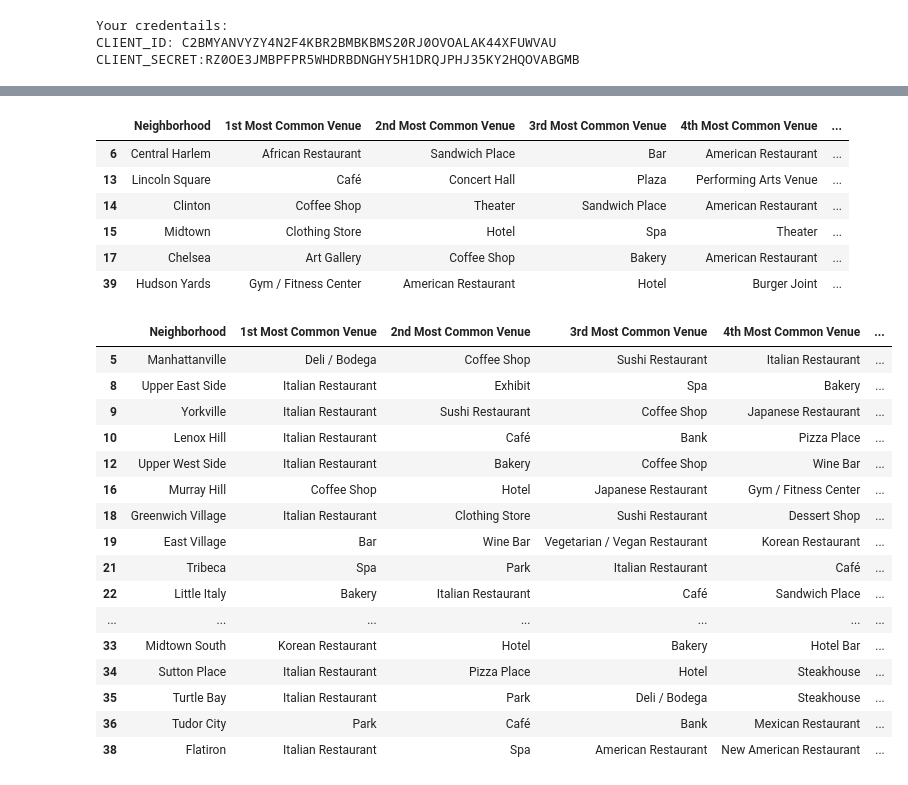
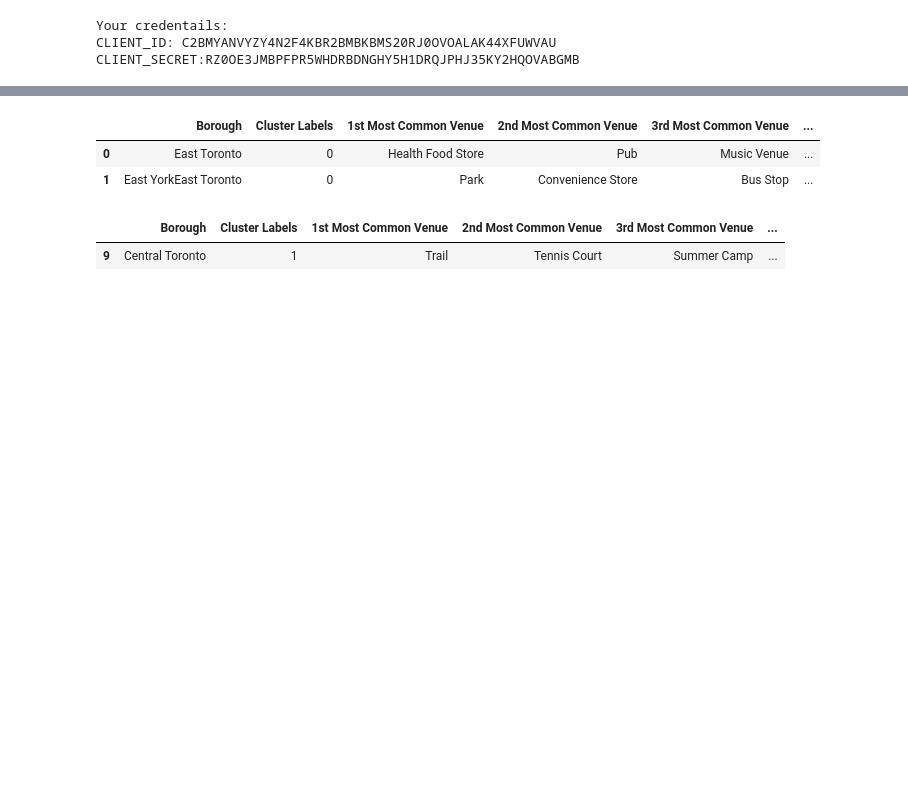
Before and after one commit to loyastyle/Coursera_Capstone, a Jupyter notebook: Segmenting and Clustering Neighborhoods in Toronto.ipynb, the cells around one changed output, grey strips where cells are left out. Drawn from its saved outputs; the diff is of its cells as text; code cells hidden in the pictures; blank space fills up the shorter version.

```diff
--- a/Segmenting and Clustering Neighborhoods in Toronto.ipynb
+++ b/Segmenting and Clustering Neighborhoods in Toronto.ipynb
@@ -460,4 +545,4 @@ manhattan_onehot.shape
 # %%
-manhattan_grouped = manhattan_onehot.groupby('Neighborhood').mean().reset_index()
-manhattan_grouped
+Toronto_grouped = Toronto_onehot.groupby('Neighborhood').mean().reset_index()
+Toronto_grouped
 # %% [output]
@@ -533,10 +618,10 @@ for ind in np.arange(num_top_venues):
 
 # create a new dataframe
 neighborhoods_venues_sorted = pd.DataFrame(columns=columns)
-neighborhoods_venues_sorted['Neighborhood'] = manhattan_grouped['Neighborhood']
+neighborhoods_venues_sorted['Neighborhood'] = Toronto_grouped['Neighborhood']
 
-for ind in np.arange(manhattan_grouped.shape[0]):
-    neighborhoods_venues_sorted.iloc[ind, 1:] = return_most_common_venues(manhattan_grouped.iloc[ind, :], num_top_venues)
+for ind in np.arange(Toronto_grouped.shape[0]):
+    neighborhoods_venues_sorted.iloc[ind, 1:] = return_most_common_venues(Toronto_grouped.iloc[ind, :], num_top_venues)
 
 neighborhoods_venues_sorted.head()
 # %% [output]
@@ -550,10 +635,10 @@ neighborhoods_venues_sorted.head()
 # set number of clusters
 kclusters = 5
 
-manhattan_grouped_clustering = manhattan_grouped.drop('Neighborhood', 1)
+Toronto_grouped_clustering = Toronto_grouped.drop('Neighborhood', 1)
 
 # run k-means clustering
-kmeans = KMeans(n_clusters=kclusters, random_state=0).fit(manhattan_grouped_clustering)
+kmeans = KMeans(n_clusters=kclusters, random_state=0).fit(Toronto_grouped_clustering)
 
 # check cluster labels generated for each row in the dataframe
 kmeans.labels_[0:10]
@@ -563,10 +648,10 @@ array([4, 1, 0, 0, 2, 1, 0, 2, 1, 1], dtype=int32)
 # add clustering labels
 neighborhoods_venues_sorted.insert(0, 'Cluster Labels', kmeans.labels_)
 
-manhattan_merged = manhattan_data
+Toronto_merged = Toronto_data
 
 # merge manhattan_grouped with manhattan_data to add latitude/longitude for each neighborhood
-manhattan_merged = manhattan_merged.join(neighborhoods_venues_sorted.set_index('Neighborhood'), on='Neighborhood')
+Toronto_merged = Toronto_merged.join(neighborhoods_venues_sorted.set_index('Neighborhood'), on='Neighborhood')
 
-manhattan_merged.head() # check the last columns!
+Toronto_merged.head() # check the last columns!
 # %% [output]
@@ -603,33 +688,14 @@ map_clusters
 # %% [output]
 [interactive output not drawn]
 # %%
-manhattan_merged.loc[manhattan_merged['Cluster Labels'] == 0, manhattan_merged.columns[[1] + list(range(5, manhattan_merged.shape[1]))]]
+Toronto_merged.loc[Toronto_merged['Cluster Labels'] == 0, Toronto_merged.columns[[1] + list(range(5, Toronto_merged.shape[1]))]]
 # %% [output]
-|  | Neighborhood | 1st Most Common Venue | 2nd Most Common Venue | 3rd Most Common Venue | 4th Most Common Venue | ... |
-| 6 | Central Harlem | African Restaurant | Sandwich Place | Bar | American Restaurant | ... |
-| 13 | Lincoln Square | Café | Concert Hall | Plaza | Performing Arts Venue | ... |
-| 14 | Clinton | Coffee Shop | Theater | Sandwich Place | American Restaurant | ... |
-| 15 | Midtown | Clothing Store | Hotel | Spa | Theater | ... |
-| 17 | Chelsea | Art Gallery | Coffee Shop | Bakery | American Restaurant | ... |
-| 39 | Hudson Yards | Gym / Fitness Center | American Restaurant | Hotel | Burger Joint | ... |
+|  | Borough | Cluster Labels | 1st Most Common Venue | 2nd Most Common Venue | 3rd Most Common Venue | ... |
+| 0 | East Toronto | 0 | Health Food Store | Pub | Music Venue | ... |
+| 1 | East YorkEast Toronto | 0 | Park | Convenience Store | Bus Stop | ... |
 # %%
-manhattan_merged.loc[manhattan_merged['Cluster Labels'] == 1, manhattan_merged.columns[[1] + list(range(5, manhattan_merged.shape[1]))]]
+Toronto_merged.loc[Toronto_merged['Cluster Labels'] == 1, Toronto_merged.columns[[1] + list(range(5, Toronto_merged.shape[1]))]]
 # %% [output]
-|  | Neighborhood | 1st Most Common Venue | 2nd Most Common Venue | 3rd Most Common Venue | 4th Most Common Venue | ... |
-| 5 | Manhattanville | Deli / Bodega | Coffee Shop | Sushi Restaurant | Italian Restaurant | ... |
-| 8 | Upper East Side | Italian Restaurant | Exhibit | Spa | Bakery | ... |
-| 9 | Yorkville | Italian Restaurant | Sushi Restaurant | Coffee Shop | Japanese Restaurant | ... |
-| 10 | Lenox Hill | Italian Restaurant | Café | Bank | Pizza Place | ... |
-| 12 | Upper West Side | Italian Restaurant | Bakery | Coffee Shop | Wine Bar | ... |
-| 16 | Murray Hill | Coffee Shop | Hotel | Japanese Restaurant | Gym / Fitness Center | ... |
-| 18 | Greenwich Village | Italian Restaurant | Clothing Store | Sushi Restaurant | Dessert Shop | ... |
-| 19 | East Village | Bar | Wine Bar | Vegetarian / Vegan Restaurant | Korean Restaurant | ... |
-| 21 | Tribeca | Spa | Park | Italian Restaurant | Café | ... |
-| 22 | Little Italy | Bakery | Italian Restaurant | Café | Sandwich Place | ... |
-| ... | ... | ... | ... | ... | ... | ... |
-| 33 | Midtown South | Korean Restaurant | Hotel | Bakery | Hotel Bar | ... |
-| 34 | Sutton Place | Italian Restaurant | Pizza Place | Hotel | Steakhouse | ... |
-| 35 | Turtle Bay | Italian Restaurant | Park | Deli / Bodega | Steakhouse | ... |
-| 36 | Tudor City | Park | Café | Bank | Mexican Restaurant | ... |
-| 38 | Flatiron | Italian Restaurant | Spa | American Restaurant | New American Restaurant | ... |
+|  | Borough | Cluster Labels | 1st Most Common Venue | 2nd Most Common Venue | 3rd Most Common Venue | ... |
+| 9 | Central Toronto | 1 | Trail | Tennis Court | Summer Camp | ... |
 # %%
```
Also changed, not shown: parts of 55 cells of this notebook.
